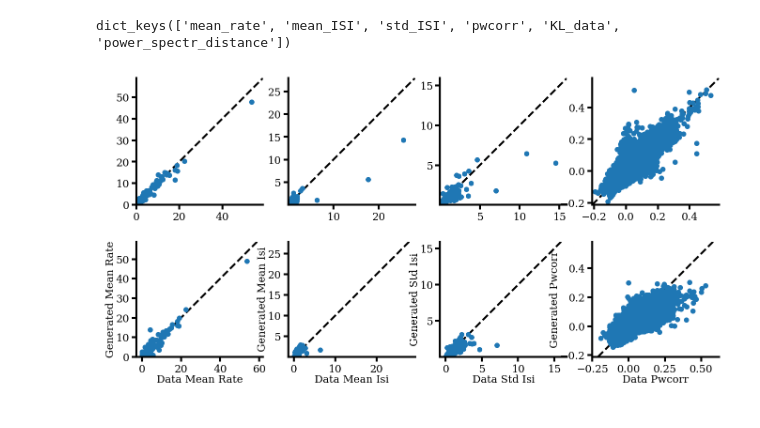
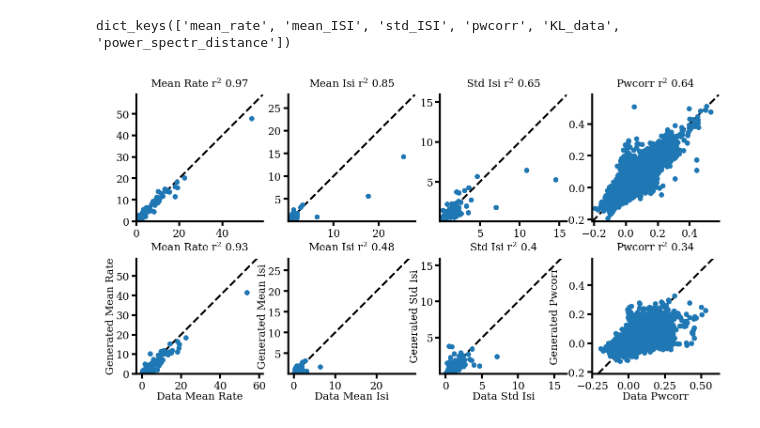
Before and after one commit to Matthijspals/mnm, a Jupyter notebook: generate_figures/plot_single_model.ipynb, the cells around one changed output. Cells and saved outputs as stored; diff of their text form; code cells hidden in the pictures.

```diff
--- a/generate_figures/plot_single_model.ipynb
+++ b/generate_figures/plot_single_model.ipynb
@@ -531,32 +600,34 @@ dict_keys(['mean_rate', 'mean_ISI', 'std_ISI', 'pwcorr', 'KL_data', 'power_spect
 titles = ["mean_rate", "mean_ISI", "std_ISI", "pwcorr"]
 fig, ax = plt.subplots(2,4, figsize=(8,4), dpi=200, sharex=False, sharey="col")
 for i, stat in enumerate(titles):
 
     ax[0,i].scatter(data_raw_data[stat][0][0], data_raw_data[stat][0][1])
     ax[1,i].set_xlabel("Data " + stat.replace("_", " ").title())
-    ax[1,i].set_ylabel("Generated " + stat.replace("_", " ").title())
+    #ax[1,i].set_ylabel("Generated " + stat.replace("_", " ").title())
+    ax[0,i].set_title(stat.replace("_", " ").title() + r" $r^2$ " + str(np.round(pearsonr(data_raw_data[stat][0][0], data_raw_data[stat][0][1])[0]**2,2)))
+    ax[1,i].set_title(stat.replace("_", " ").title() + r" $r^2$ " + str(np.round(pearsonr(data_raw[stat][0][0], data_raw[stat][0][1])[0]**2,2)))
     max_val = max(max(data_raw_data[stat][0][0]), max(data_raw_data[stat][0][1]))
     max_val_gen = max(max(data_raw[stat][0][0]), max(data_raw[stat][0][1]))
     max_val = max(max_val, max_val_gen)
     min_val = min(min(data_raw_data[stat][0][0]), min(data_raw_data[stat][0][1]))
     min_val_gen = min(min(data_raw[stat][0][0]), min(data_raw[stat][0][1]))
     min_val = min(min_val, min_val_gen)
 
     ax[0,i].set_xlim(min_val*1.1, max_val*1.1)
     ax[0,i].set_ylim(min_val*1.1, max_val*1.1)
     ax[0,i].plot([min_val*1.1, max_val*1.1], [min_val*1.1, max_val*1.1], color='black', ls='--', zorder= -10)
     ax[0,i].set_aspect('equal', adjustable='box')
 
     ax[1,i].scatter(data_raw[stat][0][0], data_raw[stat][0][1])
     ax[1,i].set_xlabel("Data " + stat.replace("_", " ").title())
     ax[1,i].set_ylabel("Generated " + stat.replace("_", " ").title())
     ax[1,i].plot([min_val*1.1, max_val*1.1], [min_val*1.1, max_val*1.1], color='black', ls='--', zorder= -10)
     ax[1,i].set_aspect('equal', adjustable='box')
 
 
     max_rate = max(max(data_raw["mean_rate"][0][0]), max(data_raw["mean_rate"][0][1]))
 
     ax[0,i].set_aspect('equal', adjustable='box')
     ax[1,i].set_aspect('equal', adjustable='box')
 # %% [output]
-[figure, old version]
+[figure, new version]
```
Also changed, not shown: parts of 18 cells of this notebook, 2 other files.
